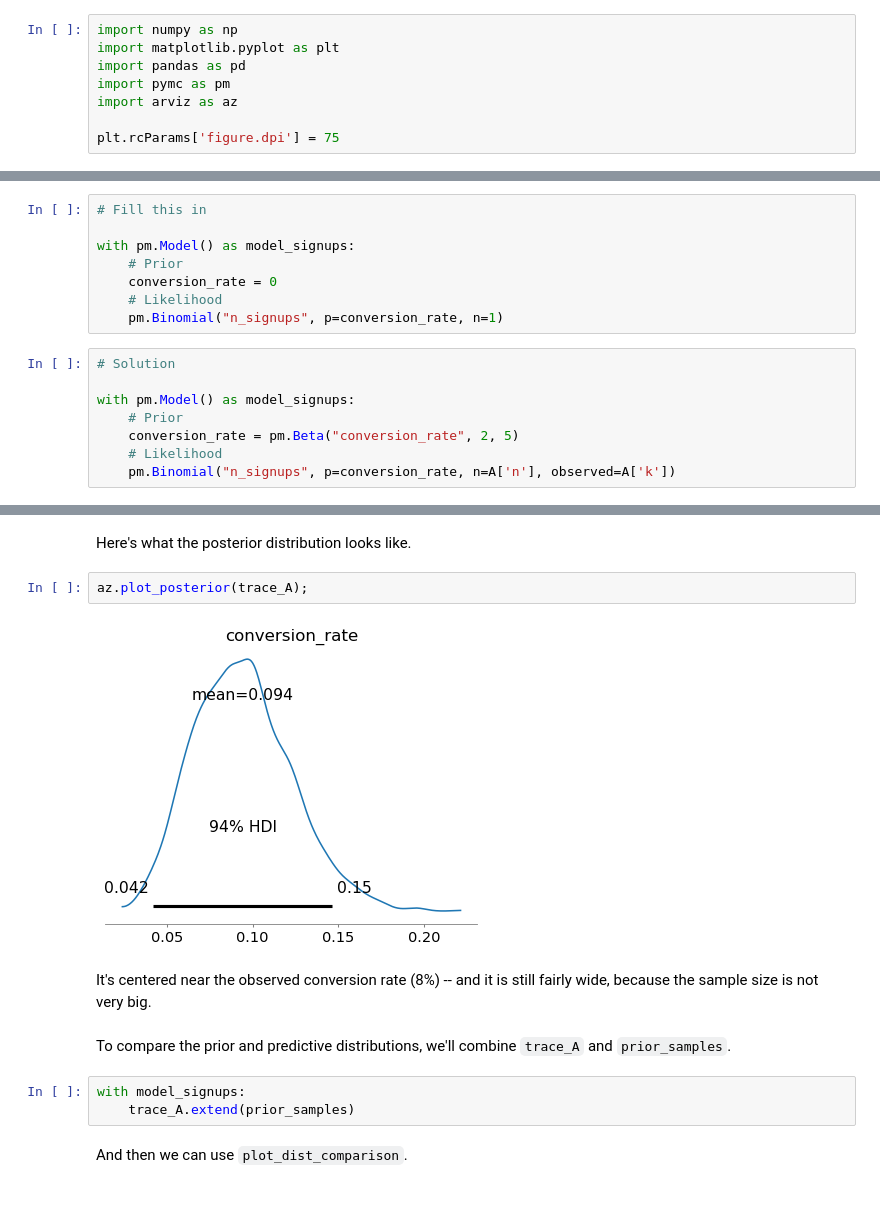
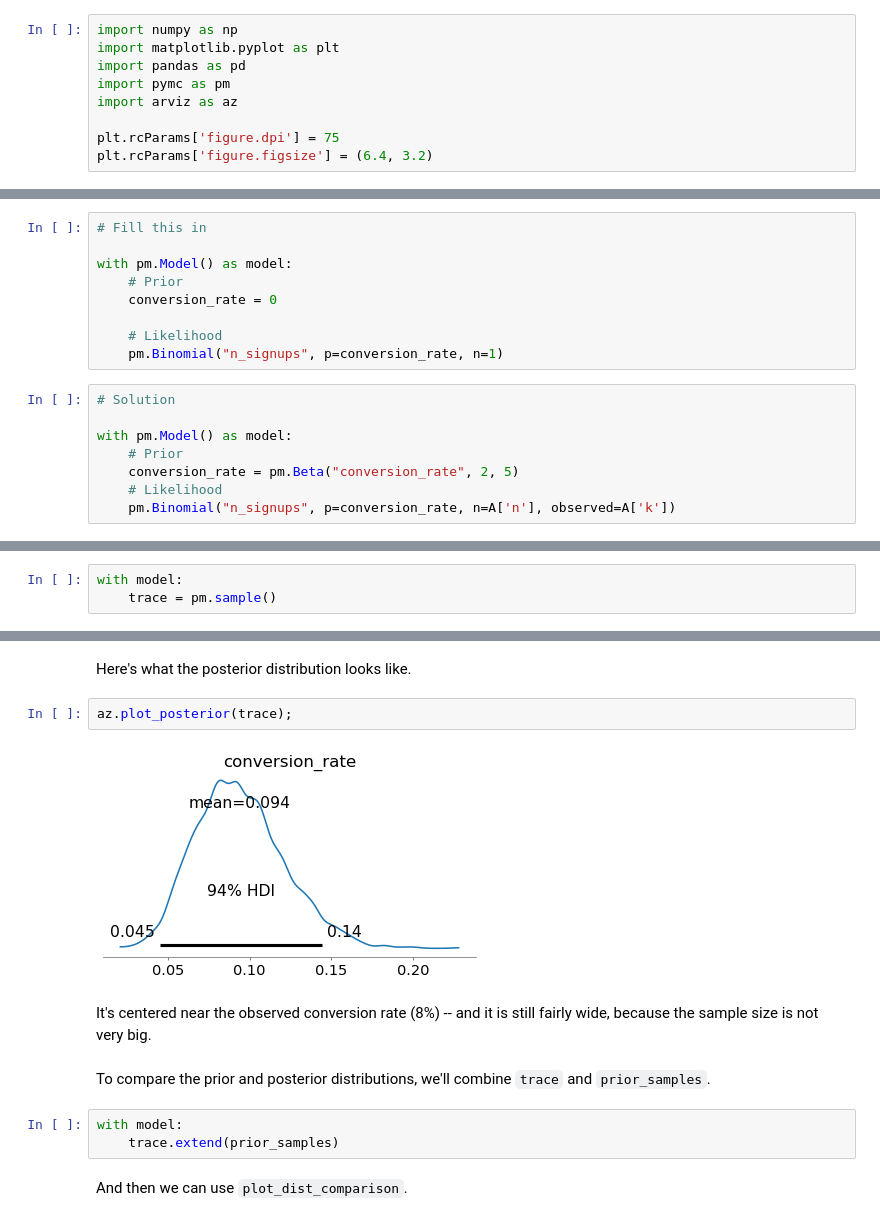
Before and after one commit to pymc-labs/ai_decision_workshop, a Jupyter notebook: soln/01_prior_and_posterior.ipynb, the cells around one changed output, grey strips where cells are left out. Cells and saved outputs as stored; diff of their text form.

```diff
--- a/soln/01_prior_and_posterior.ipynb
+++ b/soln/01_prior_and_posterior.ipynb
@@ -8,3 +8,4 @@ import pymc as pm
 import arviz as az
 
 plt.rcParams['figure.dpi'] = 75
+plt.rcParams['figure.figsize'] = (6.4, 3.2)
@@ -51,15 +109,16 @@ Exercise: Fill in this model with a Beta prior and the observed data.
 # %%
 # Fill this in
 
-with pm.Model() as model_signups:
+with pm.Model() as model:
     # Prior
     conversion_rate = 0
+
     # Likelihood
     pm.Binomial("n_signups", p=conversion_rate, n=1)
 # %%
 # Solution
 
-with pm.Model() as model_signups:
+with pm.Model() as model:
     # Prior
     conversion_rate = pm.Beta("conversion_rate", 2, 5)
     # Likelihood
@@ -127,0 +154,3 @@ pm.summary(trace_A)
+# %%
+with model:
+    trace = pm.sample()
@@ -128,15 +164,15 @@ pm.summary(trace_A)
 # %% [markdown]
 Here's what the posterior distribution looks like.
 # %%
-az.plot_posterior(trace_A);
+az.plot_posterior(trace);
 # %% [output]
-[figure, old version]
+[figure, new version]
 # %% [markdown]
 It's centered near the observed conversion rate (8%) -- and it is still fairly wide, because the sample size is not very big.
 # %% [markdown]
-To compare the prior and predictive distributions, we'll combine `trace_A` and `prior_samples`.
+To compare the prior and posterior distributions, we'll combine `trace` and `prior_samples`.
 # %%
-with model_signups:
-    trace_A.extend(prior_samples)
+with model:
+    trace.extend(prior_samples)
 # %% [markdown]
 And then we can use `plot_dist_comparison`.
```
Also changed, not shown: parts of 68 cells of this notebook, 1 other file.
